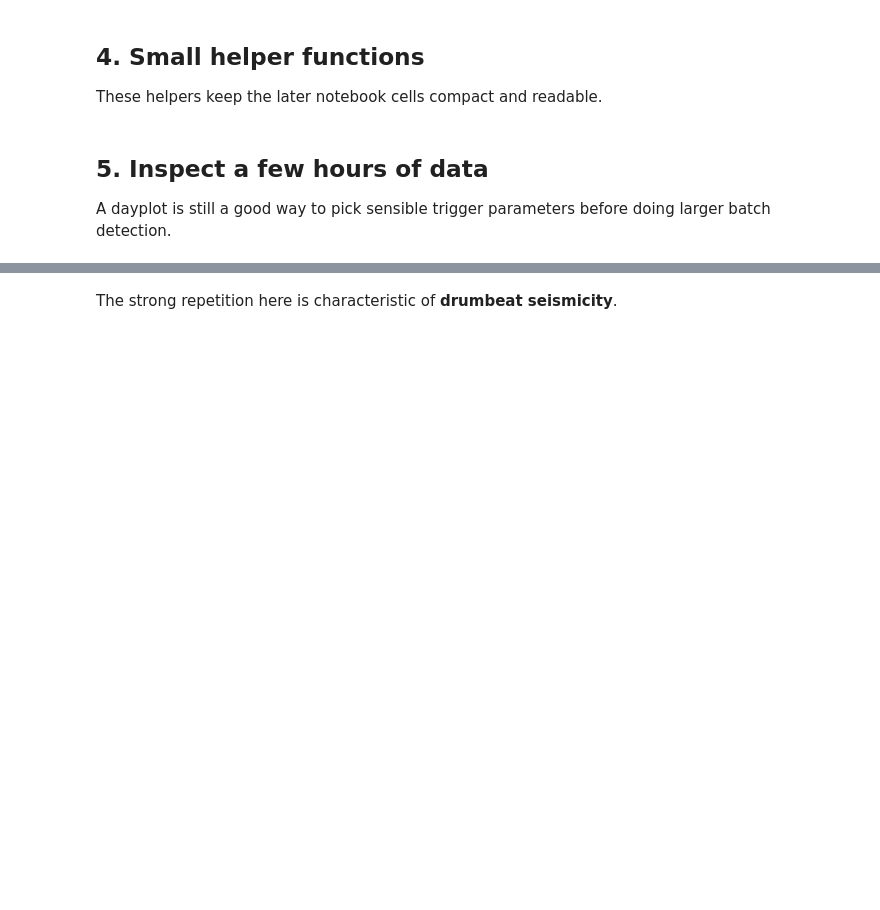
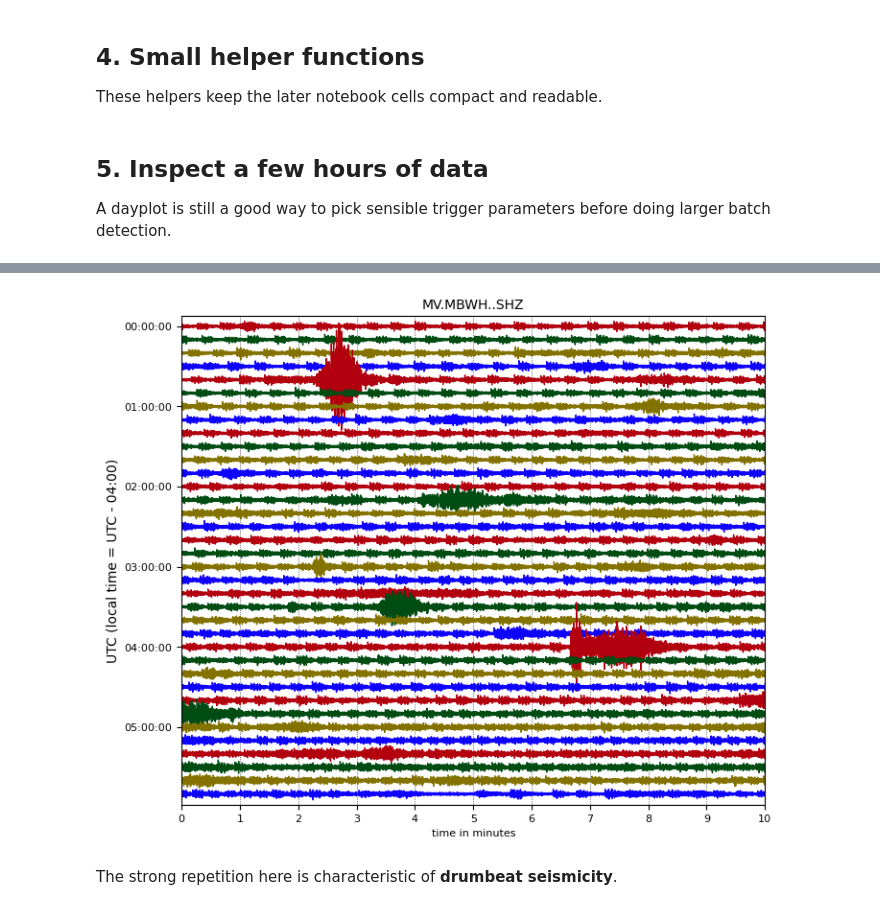
Before and after one commit to gthompson/CompSciS26, a Jupyter notebook: misc/200_event_detection_flovopy_refactored.ipynb, the cells around one changed output, grey strips where cells are left out. Drawn from its saved outputs; the diff is of its cells as text; code cells hidden in the pictures; blank space fills up the shorter version.

Commit message:
refactored event detection now working

```diff
--- a/misc/200_event_detection_flovopy_refactored.ipynb
+++ b/misc/200_event_detection_flovopy_refactored.ipynb
@@ -37,19 +37,15 @@ warnings.filterwarnings("ignore")
 # ------------------------------------------------------------------
 # Project paths
 # ------------------------------------------------------------------
-DATA_DIR = Path("~").expanduser() / "work"
-SDS_DIR = DATA_DIR / "SDS"
-EVENTS_DIR = DATA_DIR / "events"
-CATALOG_DIR = DATA_DIR / "catalogs"
+sys.path.append("../week8")  # this is where set_samba_data_root.py lives
+from set_samba_data_root import DATA_ROOT  # noqa: E402
+LOCAL_DATA_DIR = Path("~").expanduser() / "compsci"
+SDS_DIR = DATA_ROOT / "SDS_MVO"
+EVENTS_DIR = LOCAL_DATA_DIR / "events"
+CATALOG_DIR = LOCAL_DATA_DIR / "catalogs"
 
 EVENTS_DIR.mkdir(parents=True, exist_ok=True)
 CATALOG_DIR.mkdir(parents=True, exist_ok=True)
-
-# ------------------------------------------------------------------
-# SDS archive client
-# ------------------------------------------------------------------
-from obspy.clients.filesystem.sds import Client
-sdsclient = Client(str(SDS_DIR))
 # %% [markdown]
 ## 2. Import the flovopy detection tools
 
@@ -187,14 +197,17 @@ def summarize_detection_df(df):
 A dayplot is still a good way to pick sensible trigger parameters before doing
 larger batch detection.
 # %%
+# ------------------------------------------------------------------
+# SDS archive client
+# ------------------------------------------------------------------
+#from obspy.clients.filesystem.sds import Client
+from flovopy.enhanced.sdsclient import EnhancedSDSClient
 
-st = get_stream(
-    obspy.UTCDateTime(2003, 7, 11, 0, 0, 0),
-    obspy.UTCDateTime(2003, 7, 11, 6, 0, 0),
-    station="MBLG",
-    location="--",
-    channel="SHZ",
-)
+sdsclient = EnhancedSDSClient(str(SDS_DIR))
 
-st.plot(type="dayplot", interval=10, vertical_scaling_range=3e3);
+help(sdsclient.get_nslc_for_day)
+sdsclient.get_nslc_for_day(obspy.UTCDateTime(2003,7,11))
+
+help(sdsclient.get_availability)
+sdsclient.get_availability(startday=obspy.UTCDateTime(2003,7,11), endday=obspy.UTCDateTime(2003,7,13))
 # %% [output]
@@ -202,3 +260,8 @@ IndexError: Empty stream object
+# %%
+st = sdsclient.get_waveforms('MV',"MBWH","*","SHZ",obspy.UTCDateTime(2003, 7, 11, 0, 0, 0),obspy.UTCDateTime(2003, 7, 11, 6, 0, 0)   )
+st.plot(type="dayplot", interval=10, vertical_scaling_range=3e3);
+# %% [output]
+[figure, added]
 # %% [markdown]
 The strong repetition here is characteristic of **drumbeat seismicity**.
 # %% [markdown]
```
Also changed, not shown: parts of 23 cells of this notebook, 3 other files.
